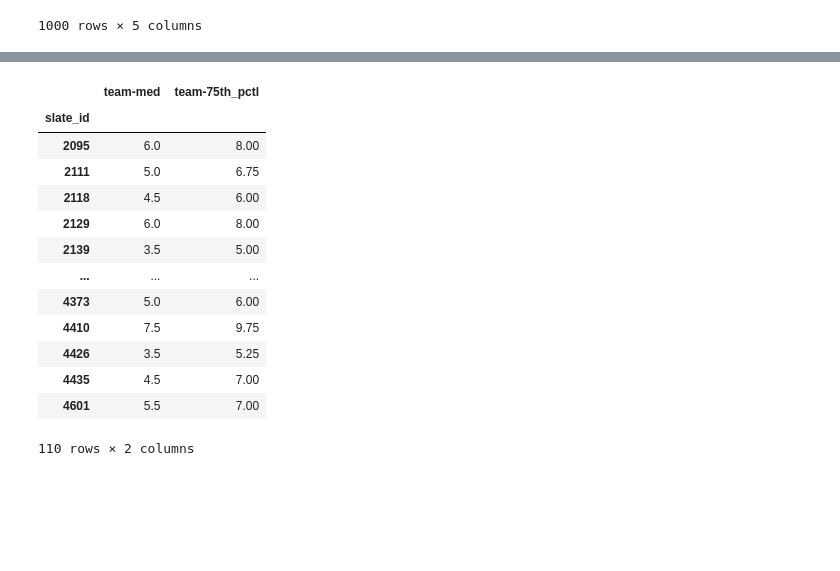
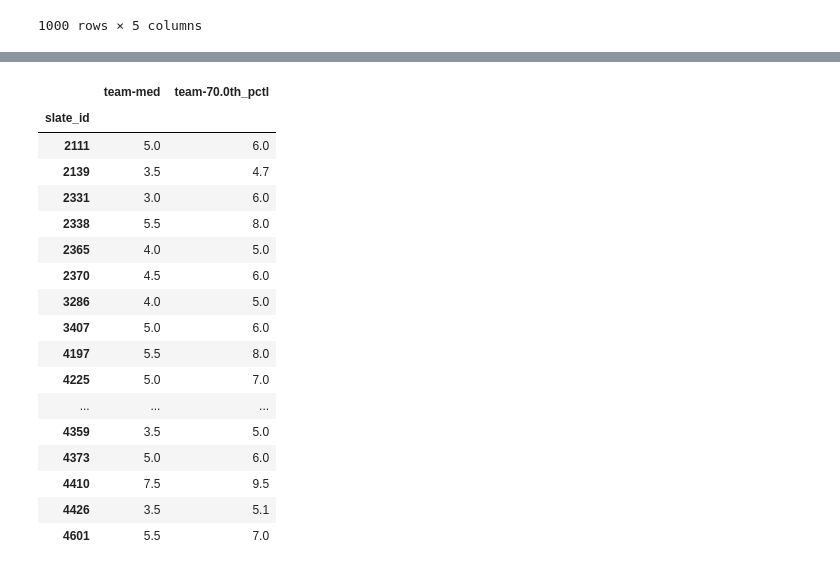
Before and after one commit to ledona/fantasy-experiments, a Jupyter notebook: df-hist/Data Transform.ipynb, the cells around one changed output, grey strips where cells are left out. Drawn from its saved outputs; the diff is of its cells as text; code cells hidden in the pictures; blank space fills up the shorter version.

```diff
--- a/df-hist/Data Transform.ipynb
+++ b/df-hist/Data Transform.ipynb
@@ -56,7 +56,7 @@ COST_POS_RENAME = {'SP': 'P'}
 SERVICE = 'draftkings'
 STYLE: Optional[ContestStyle] = ContestStyle.CLASSIC
 # GeneralPrizePool/FiftyFifty
-CONTEST_TYPE = GeneralPrizePool
+CONTEST_TYPE = FiftyFifty
 
 def infer_contest_style(title) -> ContestStyle:
     if SERVICE == 'draftkings':
@@ -386,43 +378,47 @@ On 2019-08-09 00:00:00 the 4 db slates don't match contest teams {'NYY', 'CLE',
 # %%
 # slate game score info
 conn = sqlite3.connect(DB_FILENAME)
 
 # for mlb double headers this will cause inaccuracy for players that played in both games
 slate_ids_str = ','.join(map(str, slate_ids_df.slate_id.dropna()))
 sql = f"""
 select distinct daily_fantasy_slate.id as slate_id, game.id as game_id, game.score_home, game.score_away
 from daily_fantasy_slate
     join daily_fantasy_cost on daily_fantasy_slate.id = daily_fantasy_cost.daily_fantasy_slate_id
     join game on (game.date = daily_fantasy_slate.date and
                   game.season = daily_fantasy_slate.season and
                   (daily_fantasy_cost.team_id in (game.away_team_id, game.home_team_id)))
 where daily_fantasy_slate.id in ({slate_ids_str})
 """
 
 # print(sql)
 db_team_score_df = pd.read_sql_query(sql, conn, parse_dates=['date'])
 conn.close()
 # display(db_team_score_df)
 team_score_df = db_team_score_df.melt(id_vars=['slate_id', 'game_id'], value_vars=['score_home', 'score_away']) \
           .groupby(['slate_id']) \
-          .agg({'value': ['median', lambda x: np.percentile(x, 75)]})
-team_score_df.columns = ['team-med', 'team-75th_pctl']
+          .agg({'value': ['median', lambda x: np.percentile(x, TOP_PLAYER_PERCENTILE * 100)]})
+team_score_df.columns = ['team-med', f'team-{TOP_PLAYER_PERCENTILE * 100}th_pctl']
 display(team_score_df)
 # %% [output]
-|  | team-med | team-75th_pctl |
+|  | team-med | team-70.0th_pctl |
 | slate_id |  |  |
-| 2095 | 6.0 | 8.00 |
-| 2111 | 5.0 | 6.75 |
-| 2118 | 4.5 | 6.00 |
-| 2129 | 6.0 | 8.00 |
-| 2139 | 3.5 | 5.00 |
+| 2111 | 5.0 | 6.0 |
+| 2139 | 3.5 | 4.7 |
+| 2331 | 3.0 | 6.0 |
+| 2338 | 5.5 | 8.0 |
+| 2365 | 4.0 | 5.0 |
+| 2370 | 4.5 | 6.0 |
+| 3286 | 4.0 | 5.0 |
+| 3407 | 5.0 | 6.0 |
+| 4197 | 5.5 | 8.0 |
+| 4225 | 5.0 | 7.0 |
 | ... | ... | ... |
-| 4373 | 5.0 | 6.00 |
-| 4410 | 7.5 | 9.75 |
-| 4426 | 3.5 | 5.25 |
-| 4435 | 4.5 | 7.00 |
-| 4601 | 5.5 | 7.00 |
+| 4359 | 3.5 | 5.0 |
+| 4373 | 5.0 | 6.0 |
+| 4410 | 7.5 | 9.5 |
+| 4426 | 3.5 | 5.1 |
+| 4601 | 5.5 | 7.0 |
-110 rows × 2 columns
 # %%
 # get position scores
 conn = sqlite3.connect(DB_FILENAME)
```
Also changed, not shown: parts of 7 cells of this notebook, 1 other file.
